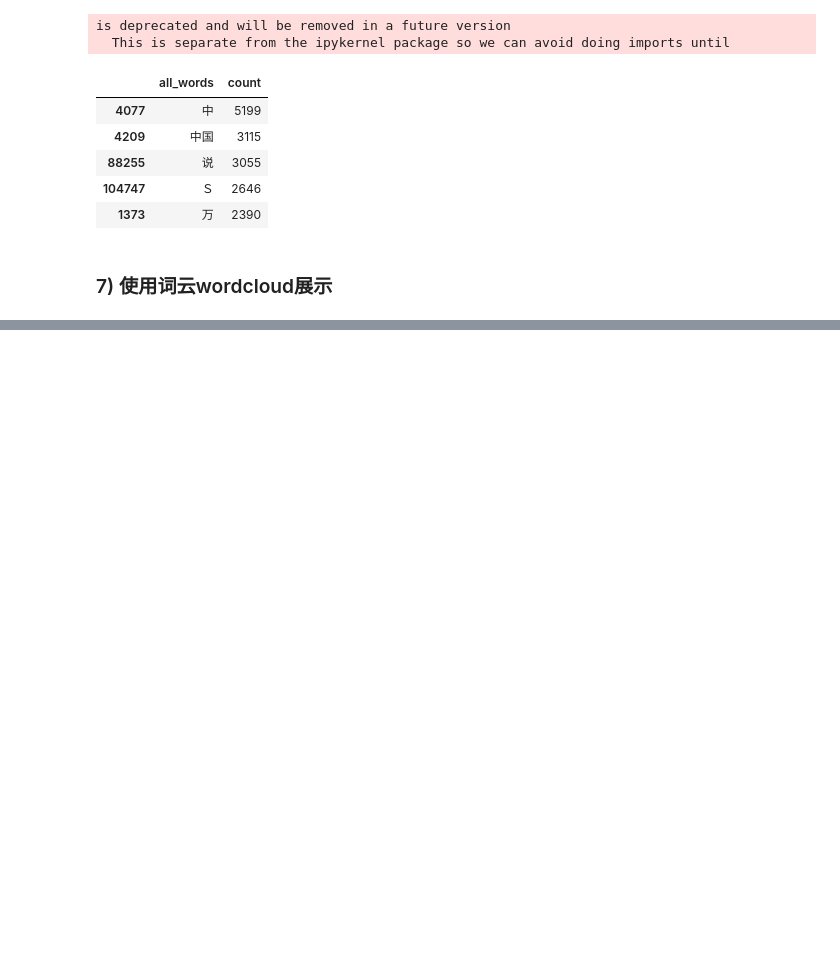
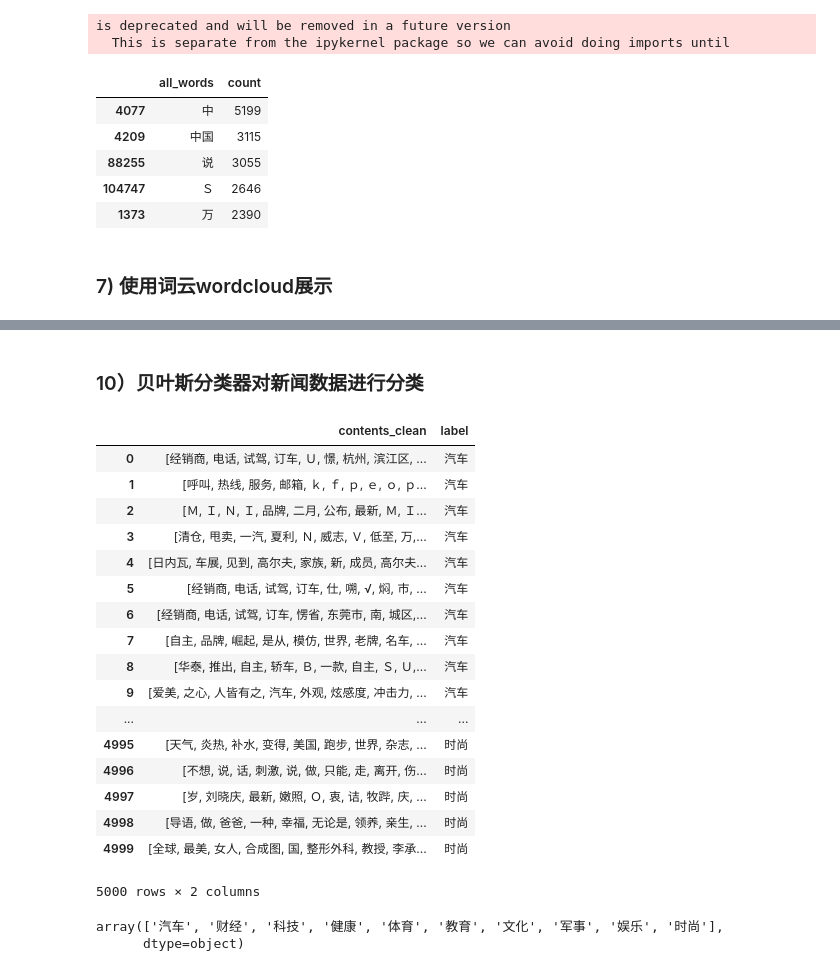
Before and after one commit to yjfiejd/Bayes_News_Classification, a Jupyter notebook: 贝叶斯 - 文本分析与关键词提取.ipynb, the cells around one changed output, grey strips where cells are left out. Drawn from its saved outputs; the diff is of its cells as text; code cells hidden in the pictures; blank space fills up the shorter version.

Commit message:
add new jupyter notebook
For news classification, you can open with jupyter notebook, Python 3.x

```diff
--- a/贝叶斯 - 文本分析与关键词提取.ipynb
+++ b/贝叶斯 - 文本分析与关键词提取.ipynb
@@ -202,0 +272,32 @@ plt.imshow(wordcloud)
+# %% [markdown]
+### 10）贝叶斯分类器对新闻数据进行分类
+# %%
+#课外学习“if __name__ == '__main__' ”，参考：http://blog.konghy.cn/2017/04/24/python-entry-program/
+# 1）拿到数据，导入为DataFrame格式，带标签的
+df_train=pd.DataFrame({'contents_clean':contents_clean,'label':df_news['category']})
+df_train
+# %% [output]
+|  | contents_clean | label |
+| 0 | [经销商, 电话, 试驾, 订车, Ｕ, 憬, 杭州, 滨江区, ... | 汽车 |
+| 1 | [呼叫, 热线, 服务, 邮箱, ｋ, ｆ, ｐ, ｅ, ｏ, ｐ... | 汽车 |
+| 2 | [Ｍ, Ｉ, Ｎ, Ｉ, 品牌, 二月, 公布, 最新, Ｍ, Ｉ... | 汽车 |
+| 3 | [清仓, 甩卖, 一汽, 夏利, Ｎ, 威志, Ｖ, 低至, 万,... | 汽车 |
+| 4 | [日内瓦, 车展, 见到, 高尔夫, 家族, 新, 成员, 高尔夫... | 汽车 |
+| 5 | [经销商, 电话, 试驾, 订车, 仕, 嗍, √, 焖, 市, ... | 汽车 |
+| 6 | [经销商, 电话, 试驾, 订车, 愣省, 东莞市, 南, 城区,... | 汽车 |
+| 7 | [自主, 品牌, 崛起, 是从, 模仿, 世界, 老牌, 名车, ... | 汽车 |
+| 8 | [华泰, 推出, 自主, 轿车, Ｂ, 一款, 自主, Ｓ, Ｕ,... | 汽车 |
+| 9 | [爱美, 之心, 人皆有之, 汽车, 外观, 炫感度, 冲击力, ... | 汽车 |
+| ... | ... | ... |
+| 4995 | [天气, 炎热, 补水, 变得, 美国, 跑步, 世界, 杂志, ... | 时尚 |
+| 4996 | [不想, 说, 话, 刺激, 说, 做, 只能, 走, 离开, 伤... | 时尚 |
+| 4997 | [岁, 刘晓庆, 最新, 嫩照, Ｏ, 衷, 诘, 牧跸, 庆, ... | 时尚 |
+| 4998 | [导语, 做, 爸爸, 一种, 幸福, 无论是, 领养, 亲生, ... | 时尚 |
+| 4999 | [全球, 最美, 女人, 合成图, 国, 整形外科, 教授, 李承... | 时尚 |
+5000 rows × 2 columns
+# %%
+#2）找出多少种label
+df_train.label.unique()
+# %% [output]
+array(['汽车', '财经', '科技', '健康', '体育', '教育', '文化', '军事', '娱乐', '时尚'],
+      dtype=object)
```
Also changed, not shown: parts of 25 cells of this notebook, 1 other file.
